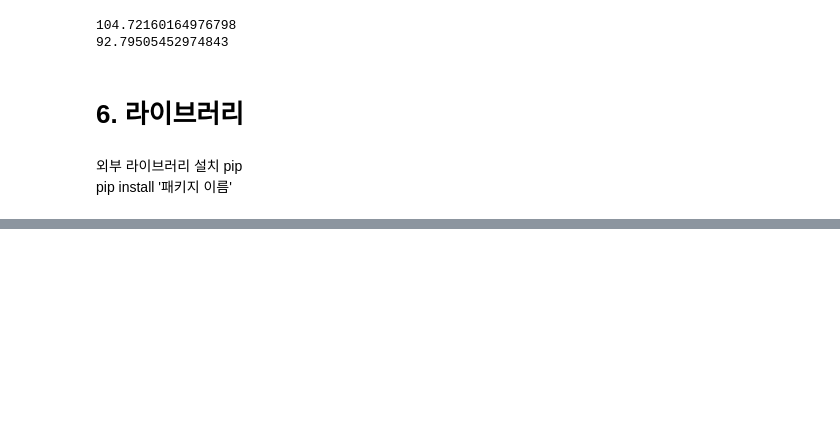
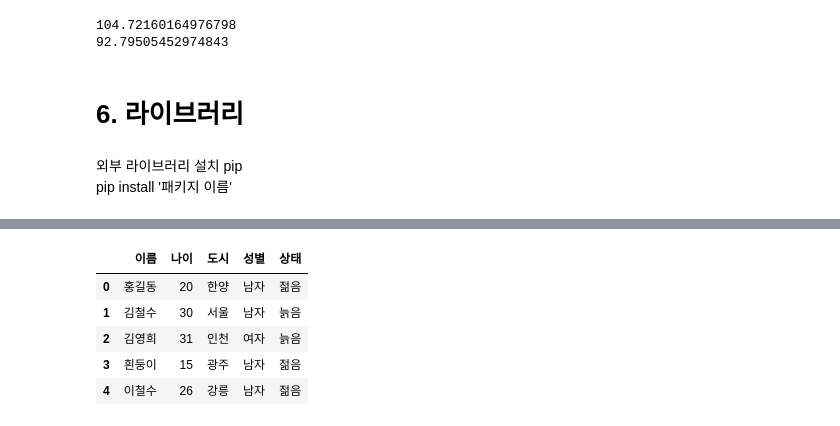
Before and after one commit to HC-Service/NaturalPython, a Jupyter notebook: Python_Basic_Example.ipynb, the cells around one changed output, grey strips where cells are left out. Saved outputs shown, nothing was run; the diff lists cells and outputs as text; code cells hidden in the pictures; blank space fills up the shorter version.

```diff
--- a/Python_Basic_Example.ipynb
+++ b/Python_Basic_Example.ipynb
@@ -1143,0 +1194,7 @@ zipp                             3.17.0
+# %%
+data = {'이름': ['홍길동', '김철수', '김영희', '흰둥이'],
+        '나이': [20, 30, 31, 15],
+        '도시': ['한양', '서울', '인천', '광주']}
+
+df = pd.DataFrame(data)
+df
@@ -1143,0 +1271,3 @@ zipp                             3.17.0
+# %%
+# 데이터 추가
+df['성별'] = ['남자', '남자', '여자', '남자']
@@ -1143,0 +1291,3 @@ zipp                             3.17.0
+# %%
+# null값 채우기
+df.fillna(0, inplace=True)
@@ -1143,0 +1320,4 @@ zipp                             3.17.0
+# %%
+# 조건으로 새로운 데이터 생성
+df['상태'] = df['나이'].apply(lambda x: '젊음' if x < 30 else '늙음')
+df
@@ -1143,0 +1330,19 @@ zipp                             3.17.0
+# %%
+# 데이터프레임 합치
+df2 = pd.DataFrame({
+    '이름': ['이철수'],
+    '나이': ['26'],
+    '도시': ['강릉'],
+    '성별': ['남자'],
+    '상태': ['젊음']
+})
+
+df = pd.concat([df, df2], ignore_index=True)
+df
+# %% [output]
+|  | 이름 | 나이 | 도시 | 성별 | 상태 |
+| 0 | 홍길동 | 20 | 한양 | 남자 | 젊음 |
+| 1 | 김철수 | 30 | 서울 | 남자 | 늙음 |
+| 2 | 김영희 | 31 | 인천 | 여자 | 늙음 |
+| 3 | 흰둥이 | 15 | 광주 | 남자 | 젊음 |
+| 4 | 이철수 | 26 | 강릉 | 남자 | 젊음 |
```
Also changed, not shown: parts of 50 cells of this notebook.
